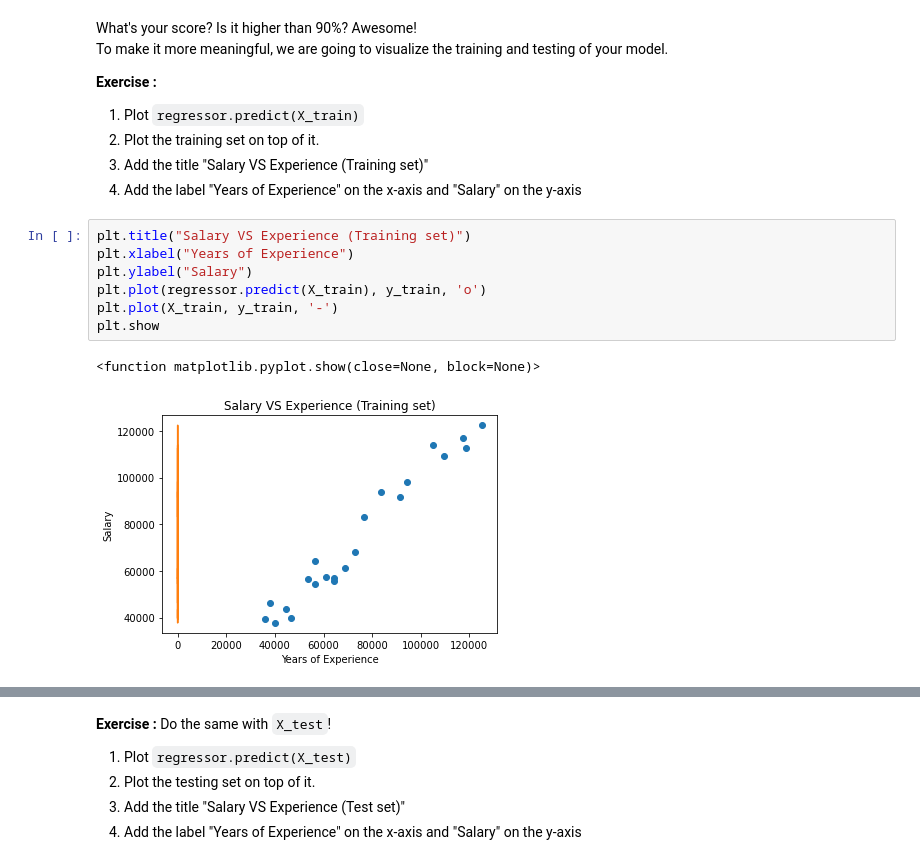
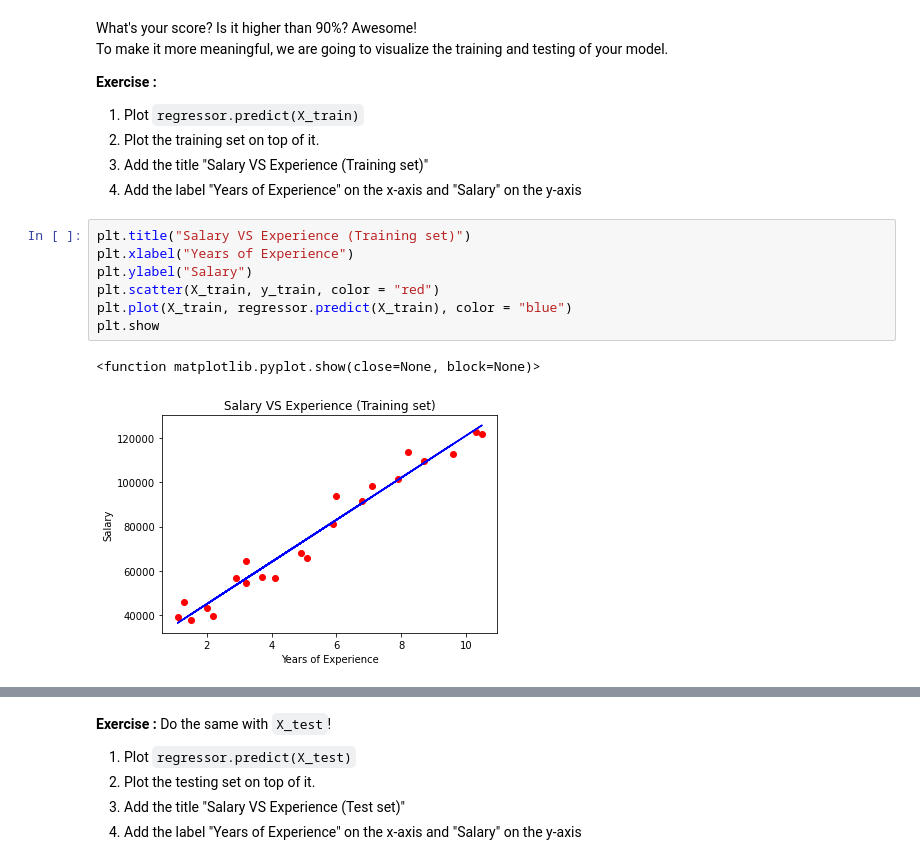
Before and after one commit to JorgVervaet/Theano-4, a Jupyter notebook: content/4.machine_learning/1.Regression/01-Simple_linear_regression_sklearn.ipynb, the cells around one changed output, grey strips where cells are left out. Saved outputs shown, nothing was run; the diff lists cells and outputs as text.

```diff
--- a/content/4.machine_learning/1.Regression/01-Simple_linear_regression_sklearn.ipynb
+++ b/content/4.machine_learning/1.Regression/01-Simple_linear_regression_sklearn.ipynb
@@ -177,13 +177,13 @@ To make it more meaningful, we are going to visualize the training and testing o
 # %%
 plt.title("Salary VS Experience (Training set)")
 plt.xlabel("Years of Experience")
 plt.ylabel("Salary")
-plt.plot(regressor.predict(X_train), y_train, 'o')
-plt.plot(X_train, y_train, '-')
+plt.scatter(X_train, y_train, color = "red")
+plt.plot(X_train, regressor.predict(X_train), color = "blue")
 plt.show
 # %% [output]
 <function matplotlib.pyplot.show(close=None, block=None)>
-[figure, old version]
+[figure, new version]
 # %% [markdown]
 The expected result should look like this:
 ![train_plot](./assets/trainplot.png)
```
Also changed, not shown: parts of 3 cells of this notebook, 2 other files.
